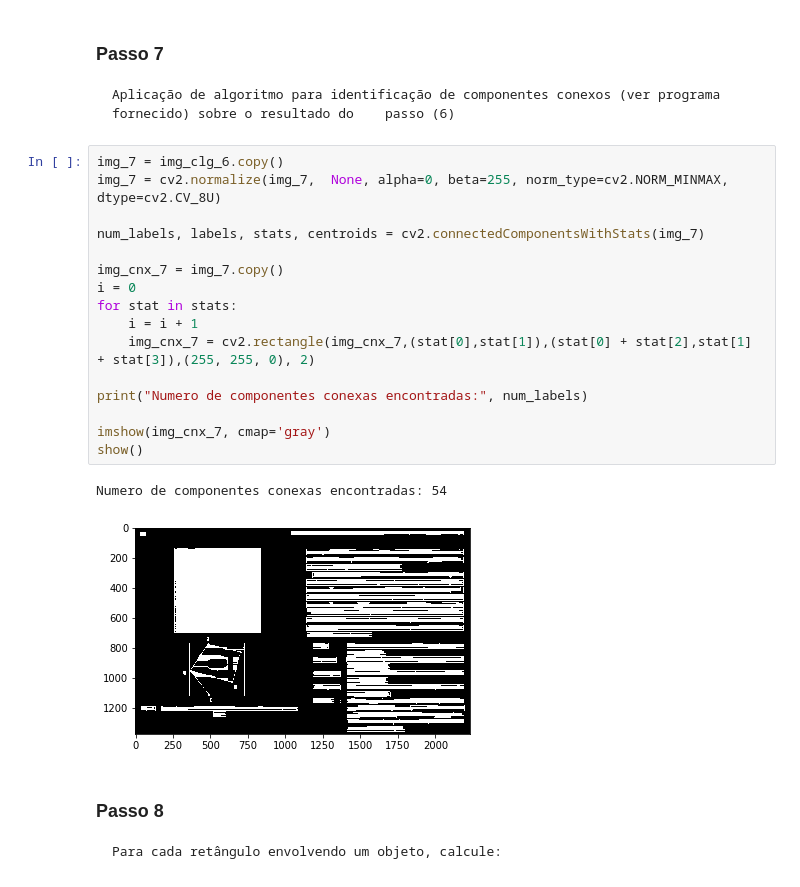
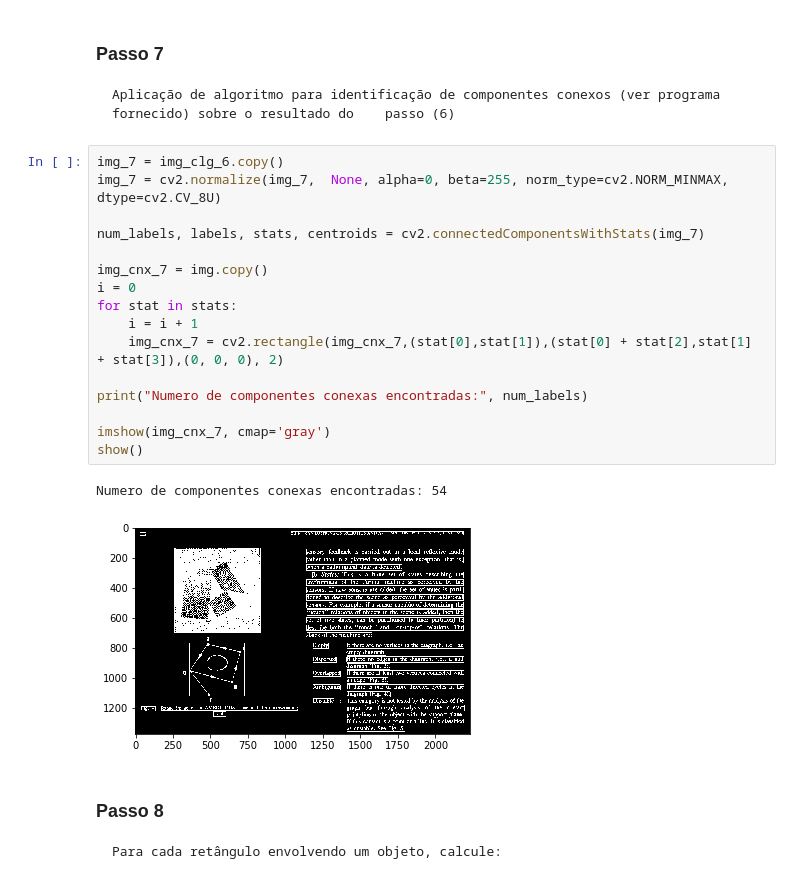
Before and after one commit to luizcartolano2/mc920, a Jupyter notebook: proj3-2019/proj3.ipynb, the cells around one changed output. Drawn from its saved outputs; the diff is of its cells as text.

```diff
--- a/proj3-2019/proj3.ipynb
+++ b/proj3-2019/proj3.ipynb
@@ -88,22 +88,22 @@ show()
 # %%
 img_7 = img_clg_6.copy()
 img_7 = cv2.normalize(img_7,  None, alpha=0, beta=255, norm_type=cv2.NORM_MINMAX, dtype=cv2.CV_8U)
 
 num_labels, labels, stats, centroids = cv2.connectedComponentsWithStats(img_7)
 
-img_cnx_7 = img_7.copy()
+img_cnx_7 = img.copy()
 i = 0
 for stat in stats:
     i = i + 1
-    img_cnx_7 = cv2.rectangle(img_cnx_7,(stat[0],stat[1]),(stat[0] + stat[2],stat[1] + stat[3]),(255, 255, 0), 2)
+    img_cnx_7 = cv2.rectangle(img_cnx_7,(stat[0],stat[1]),(stat[0] + stat[2],stat[1] + stat[3]),(0, 0, 0), 2)
 
 print("Numero de componentes conexas encontradas:", num_labels)
 
 imshow(img_cnx_7, cmap='gray')
 show()
 # %% [output]
 Numero de componentes conexas encontradas: 54
-[figure, old version]
+[figure, new version]
 # %% [markdown]
 ### Passo 8
     Para cada retângulo envolvendo um objeto, calcule:
```
Also changed, not shown: parts of 3 cells of this notebook, 2 other files.
